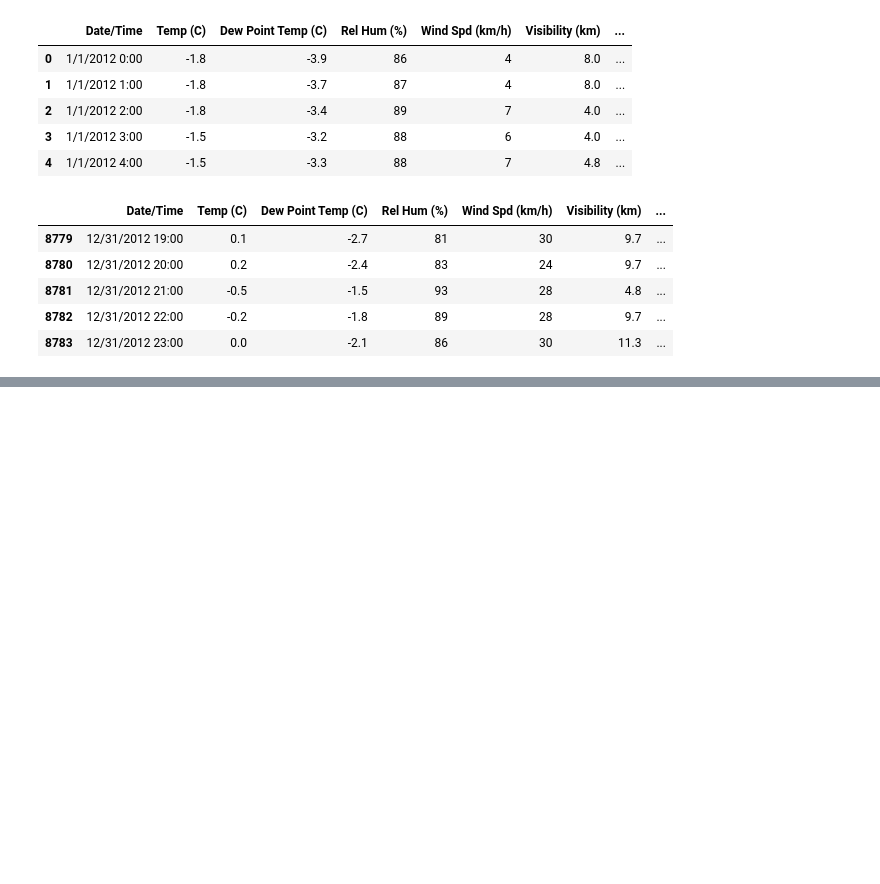
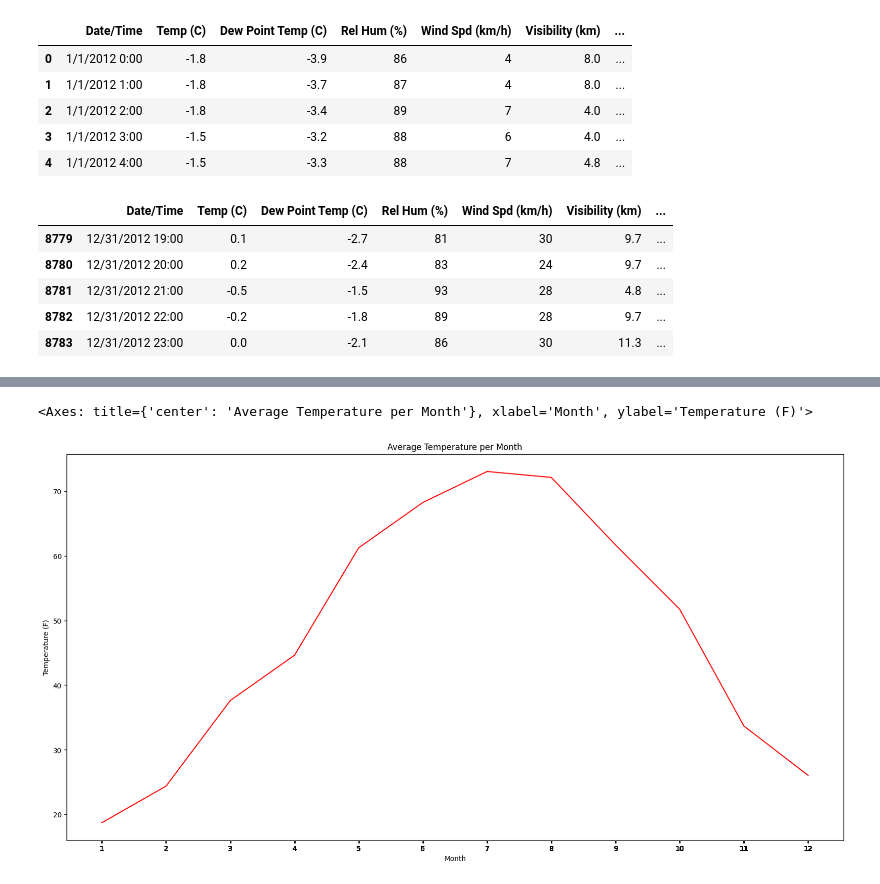
Before and after one commit to Tetratic/MLA_BSJ, a Jupyter notebook: MLA1_BSJ.ipynb, the cells around one changed output, grey strips where cells are left out. Saved outputs shown, nothing was run; the diff lists cells and outputs as text; code cells hidden in the pictures; blank space fills up the shorter version.

```diff
--- a/MLA1_BSJ.ipynb
+++ b/MLA1_BSJ.ipynb
@@ -38,0 +138,3 @@ df.tail(5)
+# %%
+ser = pd.Series(df['temp_f'].groupby(pd.DatetimeIndex(df['date_time']).month).mean())
+ser.head(12)
@@ -38,0 +161,5 @@ df.tail(5)
+# %%
+ser.plot(kind='line',xlabel='Month',ylabel='Temperature (F)',title='Average Temperature per Month',color='red',figsize=(20,10),xticks=(pd.DatetimeIndex(df['date_time']).month))
+# %% [output]
+<Axes: title={'center': 'Average Temperature per Month'}, xlabel='Month', ylabel='Temperature (F)'>
+[figure, added]
```
Also changed, not shown: parts of 12 cells of this notebook.
